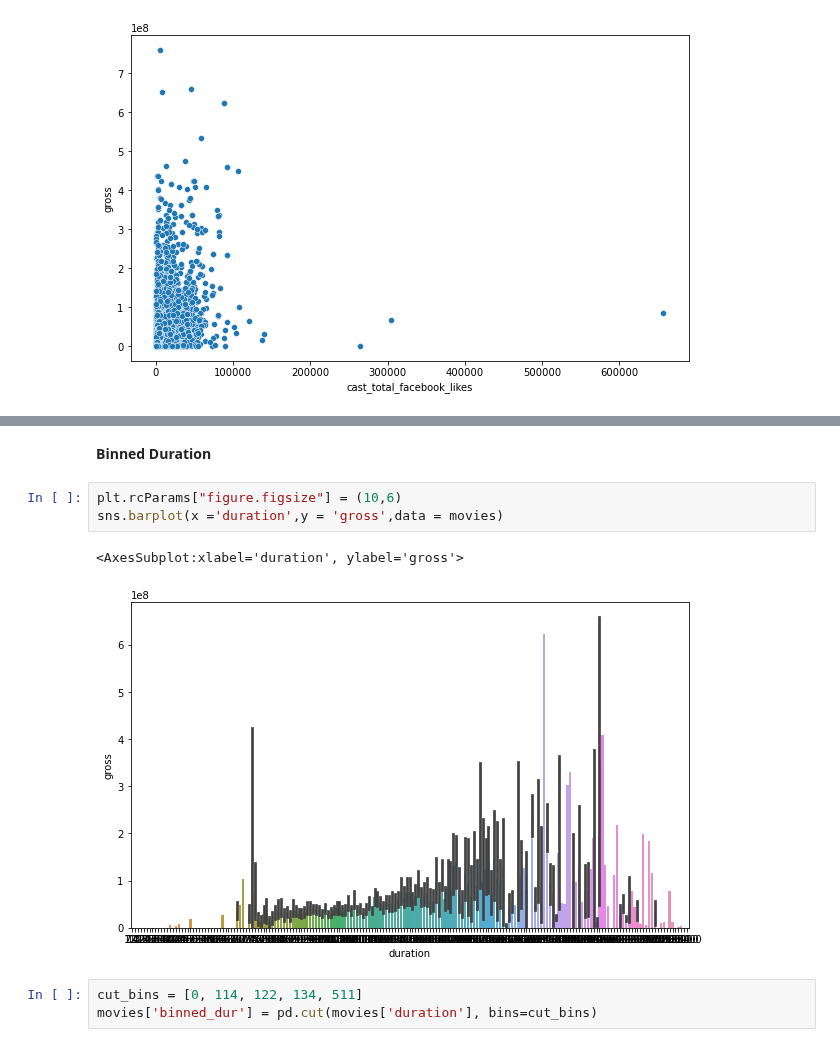
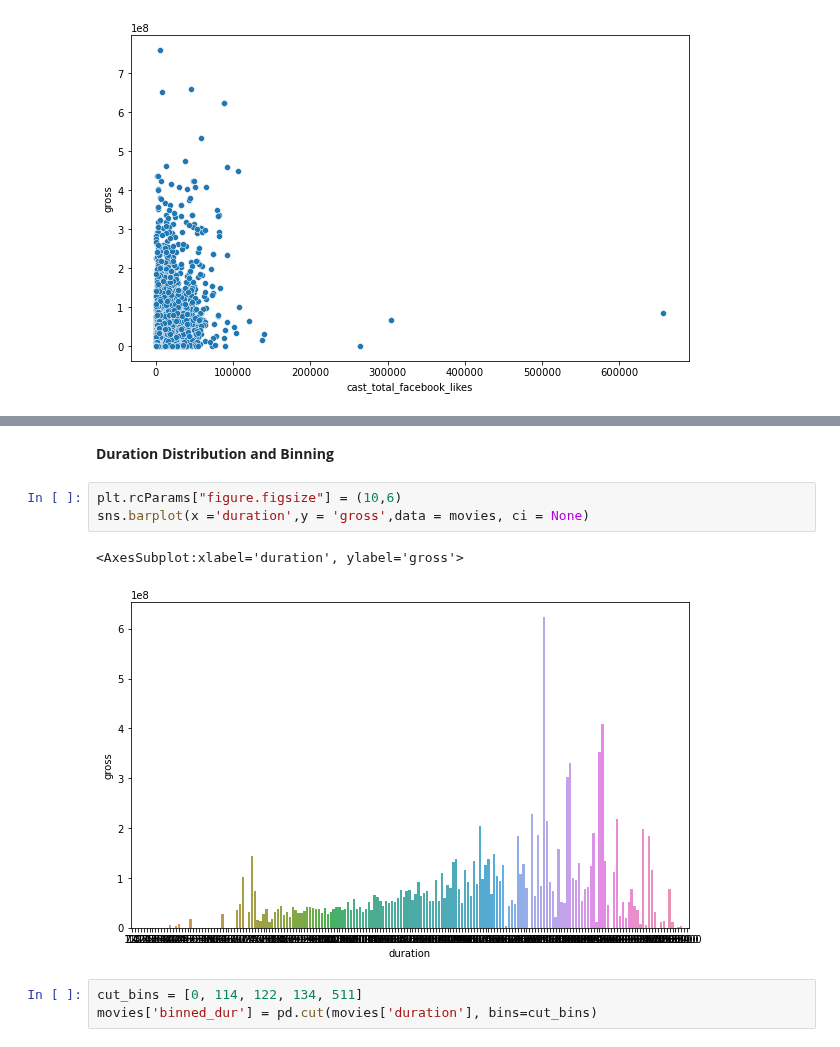
Before and after one commit to kennyeon/Too-Pullz-Project, a Jupyter notebook: Project Code Template.ipynb, the cells around one changed output, grey strips where cells are left out. Cells and saved outputs as stored; diff of their text form.

```diff
--- a/Project Code Template.ipynb
+++ b/Project Code Template.ipynb
@@ -369,11 +341,11 @@ print(vif_data)
 # %% [markdown]
-**Binned Duration**
+**Duration Distribution and Binning**
 # %%
 plt.rcParams["figure.figsize"] = (10,6)
-sns.barplot(x ='duration',y = 'gross',data = movies)
+sns.barplot(x ='duration',y = 'gross',data = movies, ci = None)
 # %% [output]
 <AxesSubplot:xlabel='duration', ylabel='gross'>
-[figure, old version]
+[figure, new version]
 # %%
 cut_bins = [0, 114, 122, 134, 511]
 movies['binned_dur'] = pd.cut(movies['duration'], bins=cut_bins)
```
Also changed, not shown: parts of 92 cells of this notebook.
